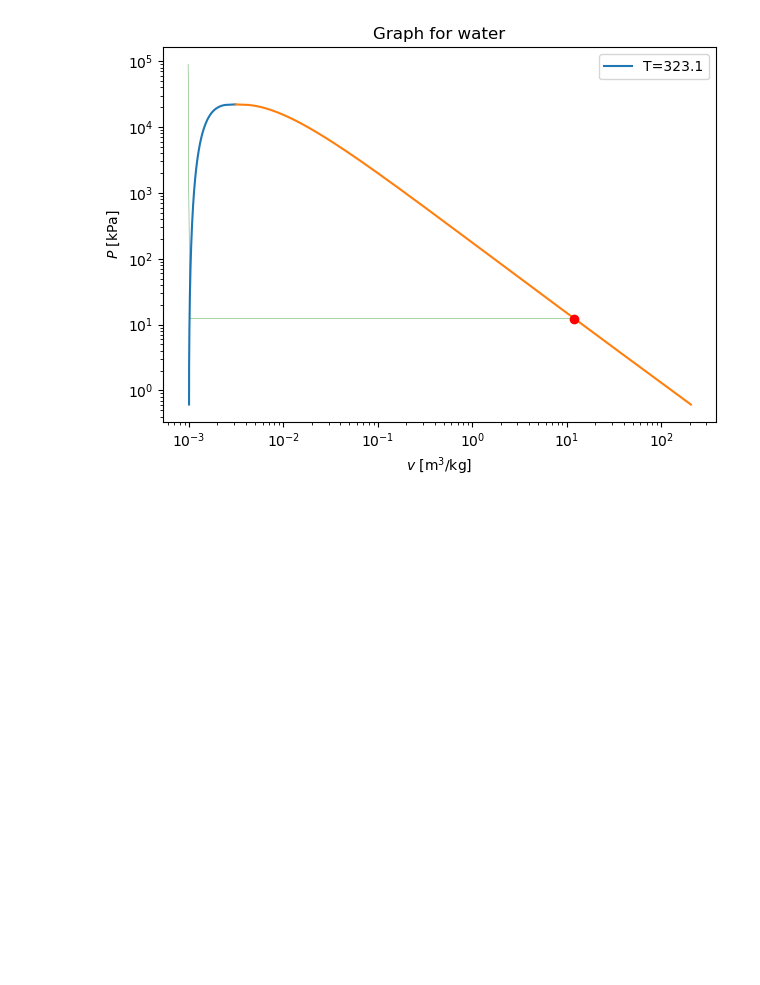
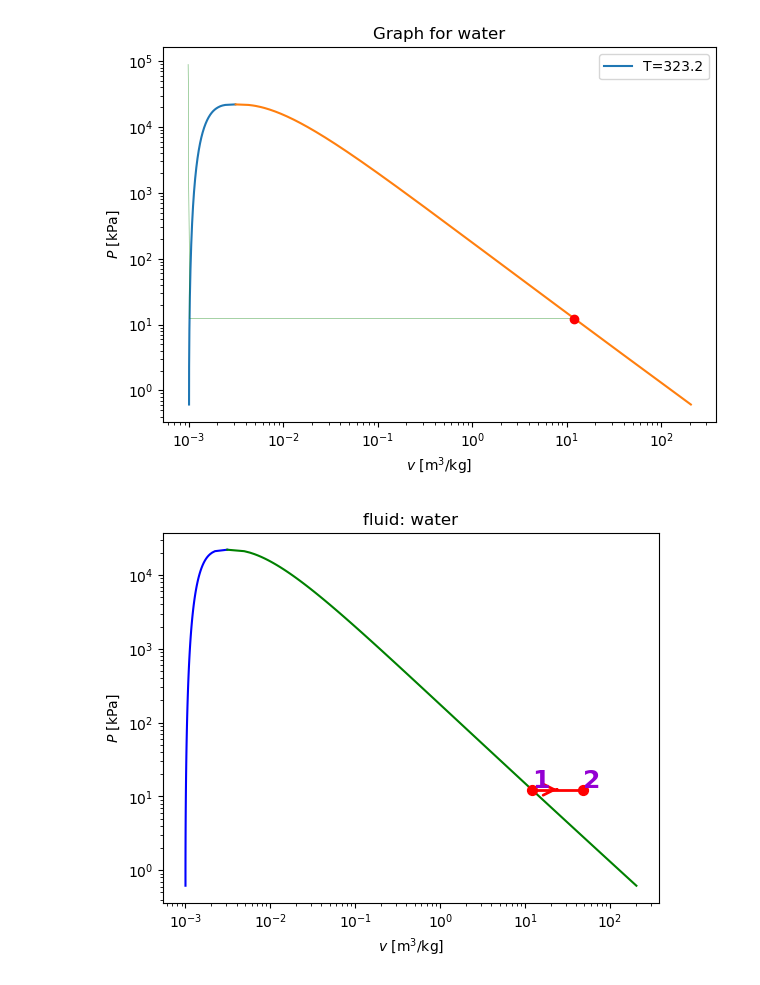
Before and after one commit to mtsn-lab/me40, a Jupyter notebook: scripts/waterPhaseDiagram.ipynb, the cells around one changed output. Saved outputs shown, nothing was run; the diff lists cells and outputs as text; code cells hidden in the pictures; blank space fills up the shorter version.

```diff
--- a/scripts/waterPhaseDiagram.ipynb
+++ b/scripts/waterPhaseDiagram.ipynb
@@ -9,14 +9,21 @@ Requirement already satisfied: texttable>=1.6.2 in /srv/conda/lib/python3.11/sit
 from pyCalor import thermo as th
 # %%
 T1_C = 50
-T1_K = T1_C + 273.15
-
 x1 = 1
 
+T2_C = 1000
+
 substance = 'water'
 # %%
-st1 = th.state(substance, T=T1_K, x=x1, name="1")
+st1 = th.state(substance, T=(T1_C,'C'), x=x1, name="1")
+st2 = th.state(substance, T=(T2_C,'C'), p=st1.p, name="2")
 # %%
 st1.plot("pv",isoProp="T") # supported plots are: "pv","Ts","ph"
 # %% [output]
 [figure]
+# %%
+pr = th.process([(st1,st2)])
+# %%
+pr.plot('pv')
+# %% [output]
+[figure, added]
```
